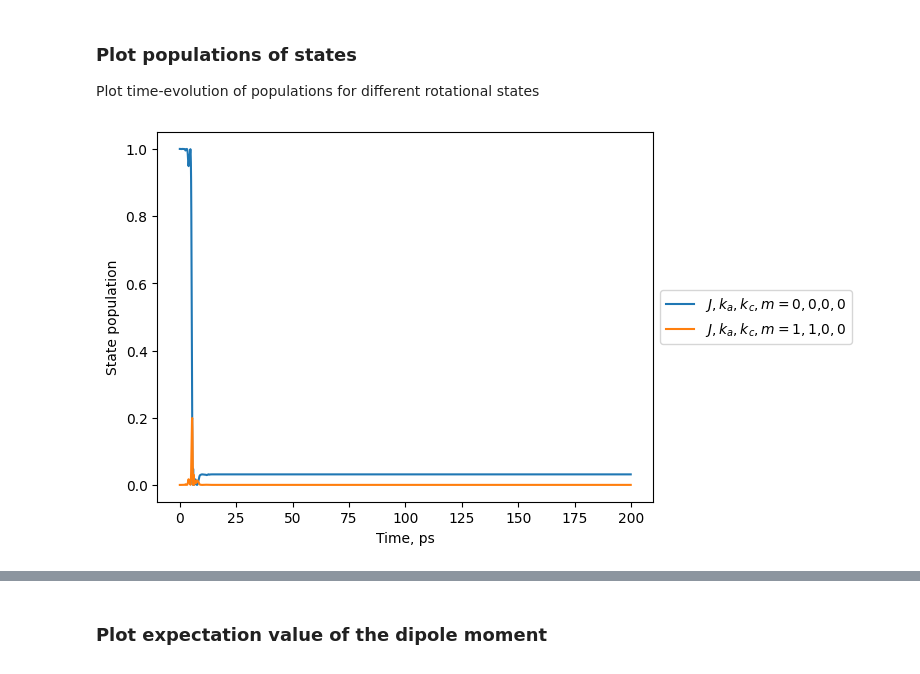
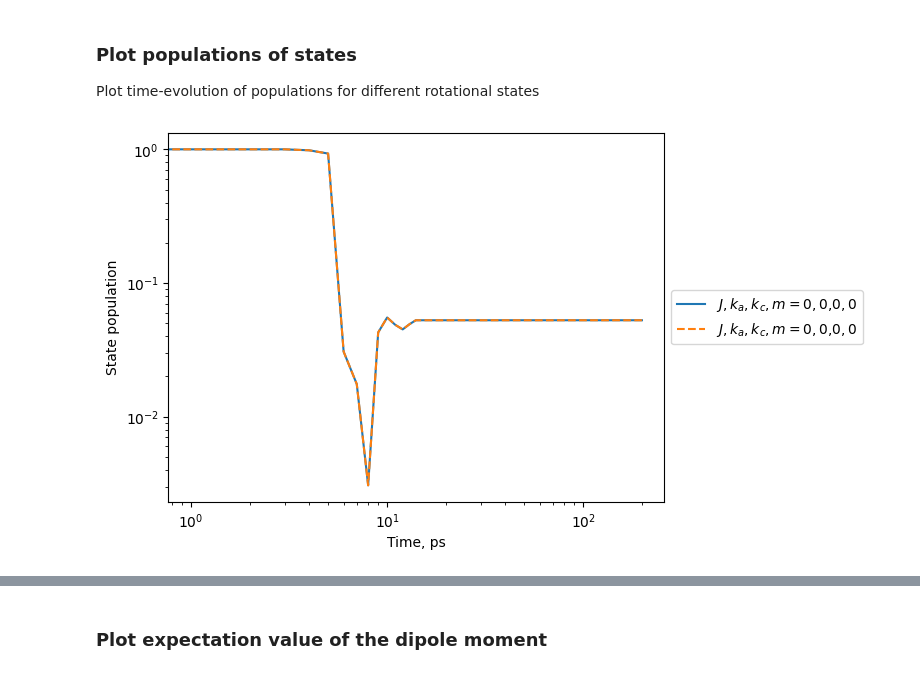
Before and after one commit to yachmena/Course-scientific-computing-for-molecular-physics-2023, a Jupyter notebook: rotation/thz_orientation_nonlinear.ipynb, the cells around one changed output, grey strips where cells are left out. Cells and saved outputs as stored; diff of their text form; code cells hidden in the pictures.

```diff
--- a/rotation/thz_orientation_nonlinear.ipynb
+++ b/rotation/thz_orientation_nonlinear.ipynb
@@ -56,6 +58,10 @@ for j in range(max_j + 1):
 print("(a, b, c) principal-frame axes correspond to molecular-frame axes:", abc_axes)
 dipole_debye_xyz = [dipole_debye_abc['xyz'.index(cart)] for cart in abc_axes]
 print("(x, y, z) molecular-frame components of dipole moment:", dipole_debye_xyz)
+
+#Add dipole moment for other enantiomer
+dipole_debye_xyz_ch = np.array([dipole_debye_xyz[0], -dipole_debye_xyz[1], dipole_debye_xyz[2]])
+print("(x, y, z) molecular-frame components of dipole moment for other enantiomer:", dipole_debye_xyz_ch)
 # %% [output]
 (a, b, c) principal-frame axes correspond to molecular-frame axes: ('z', 'y', 'x')
 (x, y, z) molecular-frame components of dipole moment: [0.56, 1.67, 0.95]
@@ -89,6 +97,8 @@ Rotational energies
 # %%
 # dipole matrix elelements
 dipole_matrix = dipole_me_matrix(max_j, rot_vec, dipole_debye_xyz, linear=False)
+#diople matrix elements for other enantiomer
+dipole_matrix_ch = dipole_me_matrix(max_j, rot_vec, dipole_debye_xyz_ch, linear=False)
 
 # field-free Hamiltonian - diagonal matrix with rotational energies
 h0_matrix, assignment = field_free_matrix(max_j, rot_enr, rot_assignment)
@@ -143,7 +155,7 @@ def pulses(t, delta_t, theta, phi):      #theta, phi in degrees, peak_field in V
                 phi = np.deg2rad(phi)
                 return field(t) * np.array([np.sin(theta)*np.cos(phi), np.sin(theta)*np.sin(phi), np.cos(theta)])
 
-all_fields = lambda t: pulses(t,0, 0, 0) + pulses(t, 2, 90, 45)
+all_fields = lambda t: pulses(t,0, 90, 0) + pulses(t, 10, 90, 90)
 
 time = np.linspace(0, 20, 100)
 plt.figure(figsize=(4, 3))
@@ -217,22 +238,32 @@ Plot time-evolution of populations for different rotational states
 # %%
 plot_thresh = 1e-1
 
 # extract time grid
 time_list = np.array([time for (ind, time, coef) in coefs_time])
+time_list_ch = np.array([time for (ind, time, coef) in coefs_time_ch])
 
 # extract populations
 populations_time = np.array([np.abs(coef) ** 2 for (ind, time, coef) in coefs_time])
+populations_time_ch = np.array([np.abs(coef) ** 2 for (ind, time, coef) in coefs_time_ch])
 
 # plot significant populations
 for state_ind, population in enumerate(populations_time.T):
     if np.max(population) > plot_thresh:
         label = "$J,k_a,k_c,m=$" + ",".join(
             f"{elem}$" for elem in assignment[state_ind]
         )
         plt.plot(time_list, population, label=label)
+for state_ind, population in enumerate(populations_time_ch.T):
+    if np.max(population) > plot_thresh:
+        label = "$J,k_a,k_c,m=$" + ",".join(
+            f"{elem}$" for elem in assignment[state_ind]
+        )
+        plt.plot(time_list, population, label=label, linestyle = "dashed")
 plt.xlabel("Time, ps")
 plt.ylabel("State population")
+plt.yscale("log")
+plt.xscale("log")
 plt.legend(loc="center left", bbox_to_anchor=(1, 0.5))
 plt.show()
 # %% [output]
-[figure, old version]
+[figure, new version]
```
Also changed, not shown: parts of 15 cells of this notebook.
